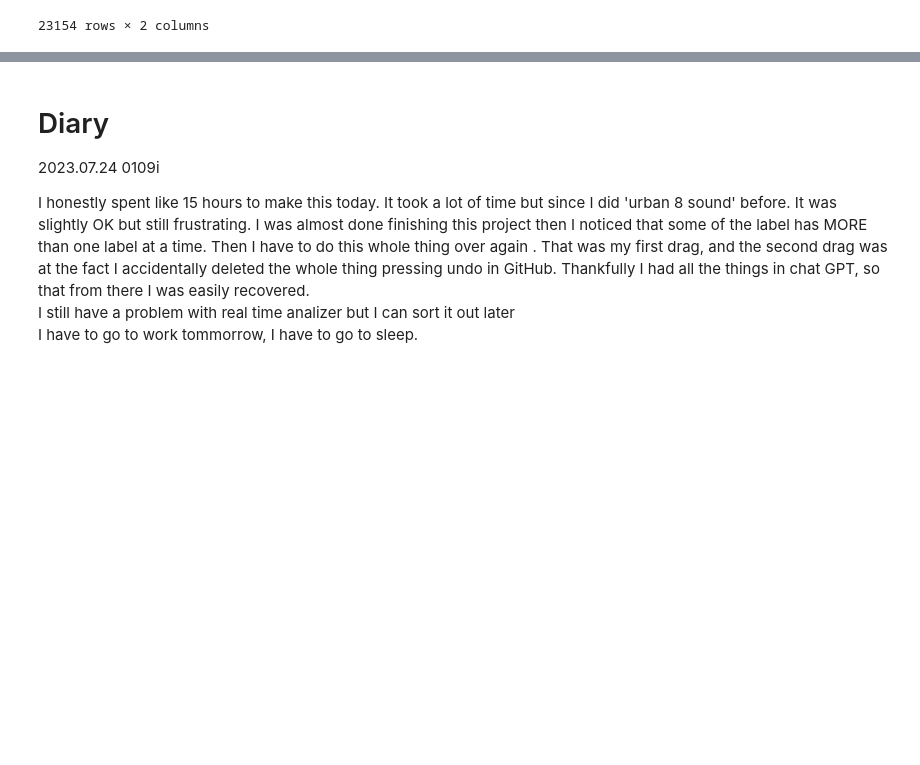
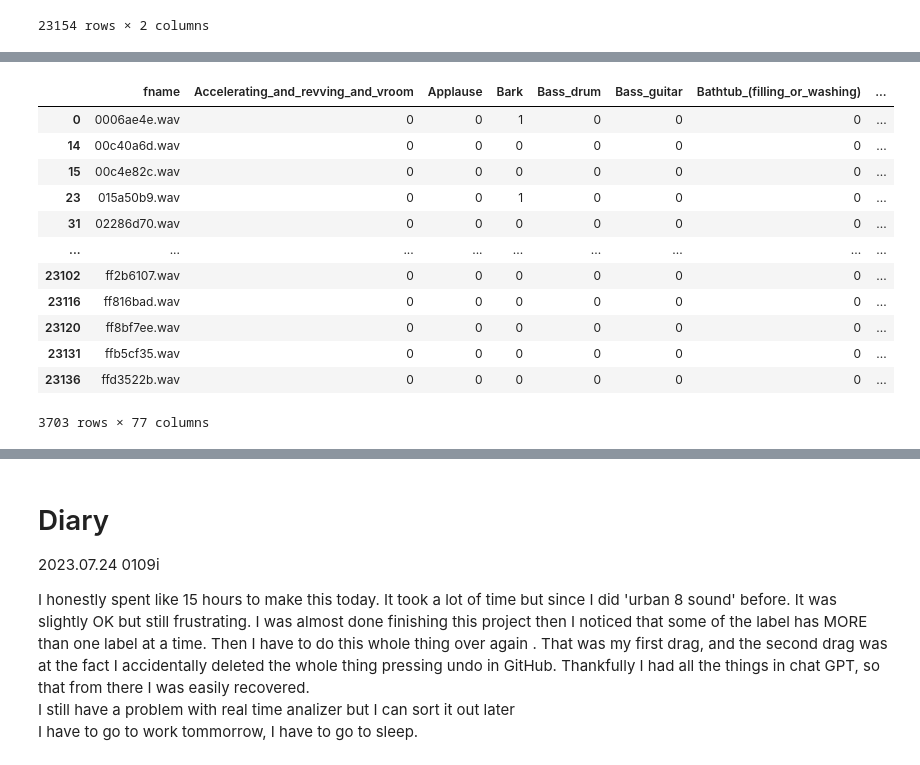
Before and after one commit to EmptyDeck/AI-Powered-Sound-Awareness-Device-Project-, a Jupyter notebook: @AI/Sound Classification2/freesound-audio-tagging-2019/AI2.ipynb, the cells around one changed output, grey strips where cells are left out. Drawn from its saved outputs; the diff is of its cells as text; code cells hidden in the pictures; blank space fills up the shorter version.

```diff
--- a/@AI/Sound Classification2/freesound-audio-tagging-2019/AI2.ipynb
+++ b/@AI/Sound Classification2/freesound-audio-tagging-2019/AI2.ipynb
@@ -92 +96,28 @@ df
+# %%
+from sklearn.preprocessing import MultiLabelBinarizer
+
+mlb = MultiLabelBinarizer()
+
+# Filter the dataframe to only include rows with the selected labels
+df = df[df['labels'].apply(lambda x: any([label in x for label in selected_labels]))]
+
+# One-hot encode the labels
+df = df.join(pd.DataFrame(mlb.fit_transform(df.pop('labels')),
+                          columns=mlb.classes_,
+                          index=df.index))
+df
+# %% [output]
+|  | fname | Accelerating_and_revving_and_vroom | Applause | Bark | Bass_drum | Bass_guitar | Bathtub_(filling_or_washing) | ... |
+| 0 | 0006ae4e.wav | 0 | 0 | 1 | 0 | 0 | 0 | ... |
+| 14 | 00c40a6d.wav | 0 | 0 | 0 | 0 | 0 | 0 | ... |
+| 15 | 00c4e82c.wav | 0 | 0 | 0 | 0 | 0 | 0 | ... |
+| 23 | 015a50b9.wav | 0 | 0 | 1 | 0 | 0 | 0 | ... |
+| 31 | 02286d70.wav | 0 | 0 | 0 | 0 | 0 | 0 | ... |
+| ... | ... | ... | ... | ... | ... | ... | ... | ... |
+| 23102 | ff2b6107.wav | 0 | 0 | 0 | 0 | 0 | 0 | ... |
+| 23116 | ff816bad.wav | 0 | 0 | 0 | 0 | 0 | 0 | ... |
+| 23120 | ff8bf7ee.wav | 0 | 0 | 0 | 0 | 0 | 0 | ... |
+| 23131 | ffb5cf35.wav | 0 | 0 | 0 | 0 | 0 | 0 | ... |
+| 23136 | ffd3522b.wav | 0 | 0 | 0 | 0 | 0 | 0 | ... |
+3703 rows × 77 columns
 # %%
```
Also changed, not shown: parts of 22 cells of this notebook, 4 other files.
